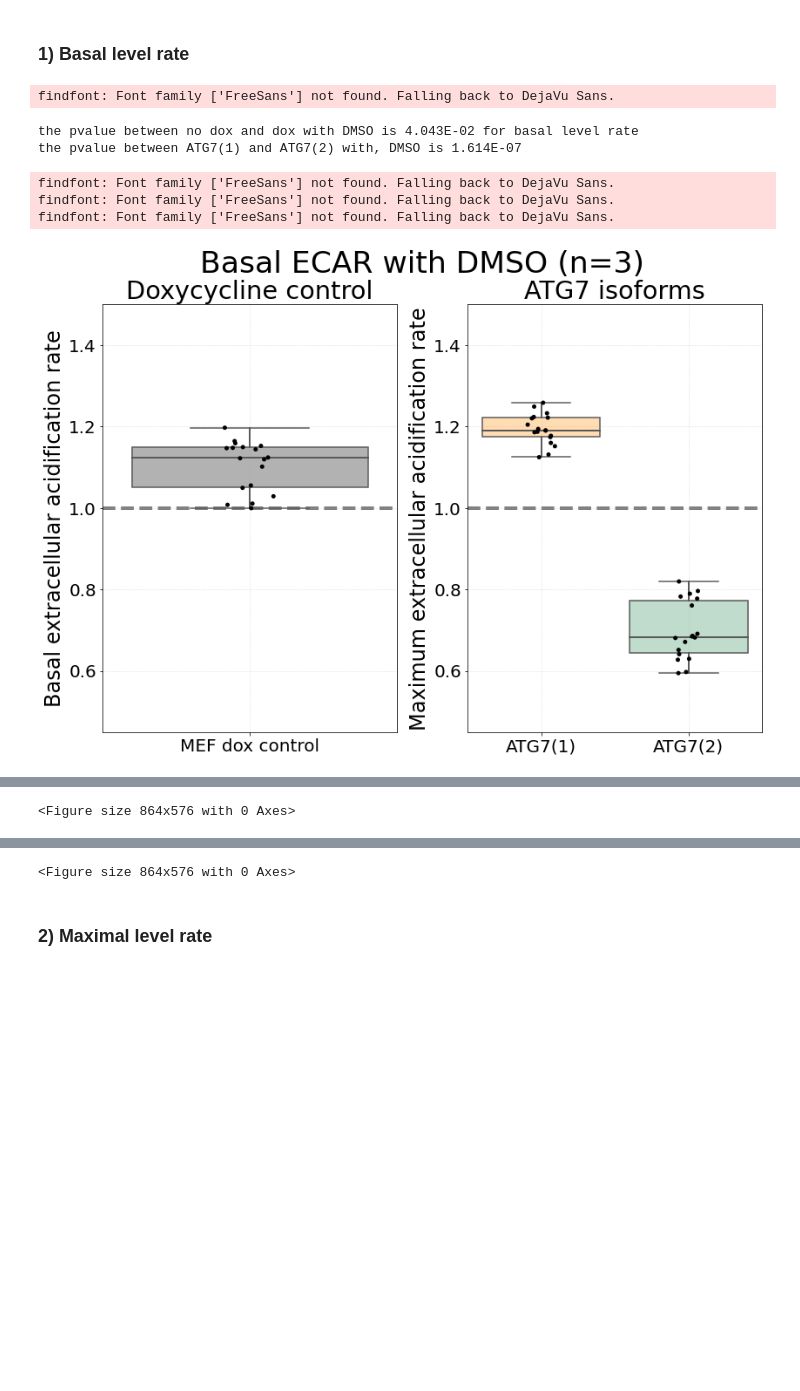
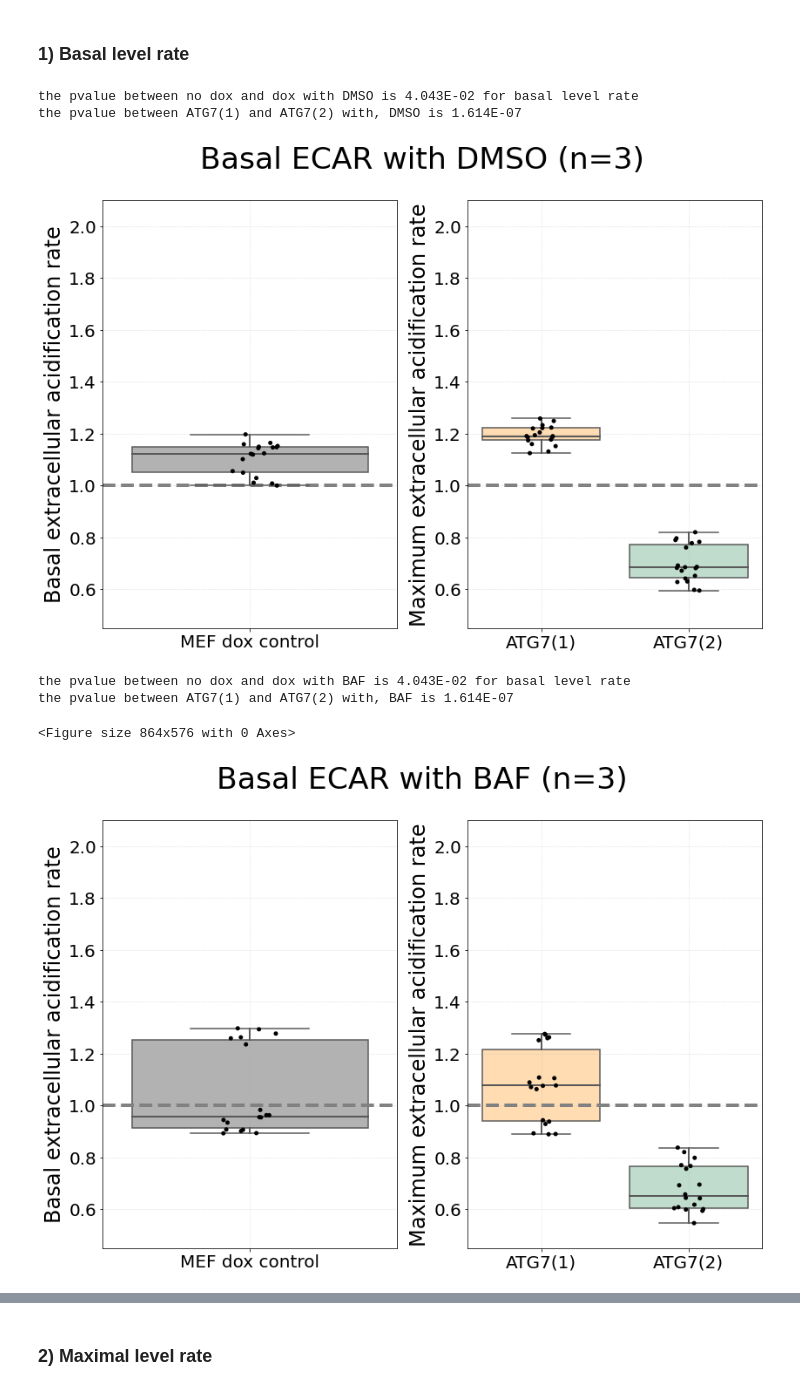
Before and after one commit to Keviosta/Article_short_isoform_ATG7_private, a Jupyter notebook: ATG7/atg7_mef/atg7_mef_seahorse/mef_seahorse_recap.ipynb, the cells around one changed output, grey strips where cells are left out. Saved outputs shown, nothing was run; the diff lists cells and outputs as text; code cells hidden in the pictures; blank space fills up the shorter version.

```diff
--- a/ATG7/atg7_mef/atg7_mef_seahorse/mef_seahorse_recap.ipynb
+++ b/ATG7/atg7_mef/atg7_mef_seahorse/mef_seahorse_recap.ipynb
@@ -104,7 +104,7 @@ for i in range(len(dfs)):
     fig = seaborn.boxplot(ax=ax[0], palette = 'Set2', data = df.iloc[:,0:1], medianprops={'lw':2},
                           whiskerprops={'lw':2}, showcaps=True, showfliers=False)
     fig = seaborn.stripplot(ax=ax[0], data = df.iloc[:,0:1], color = 'k')
-    fig.set_title("Doxycycline control")
+
     fig.set_xlabel('')
     fig.set_ylabel('Basal extracellular acidification rate')
 
@@ -119,43 +119,42 @@ for i in range(len(dfs)):
 
     fig.axhline(y=1, ls='--', lw=4, color='tab:grey', zorder=1)
     fig.grid(alpha = 0.5, ls = ":")
-    fig.set_ylim(0.45,1.5)
+    fig.set_ylim(0.45,2.1)
 
 
     #graph for ATG7(1) vs ATG7(2)
     fig = seaborn.boxplot(ax=ax[1], palette = 'Set2', data = df.iloc[:,1:], medianprops={'lw':2},
                           whiskerprops={'lw':2}, showcaps=True, showfliers=False)
     fig = seaborn.stripplot(ax=ax[1], data = df.iloc[:,1:], color = 'k')
-    fig.set_title("ATG7 isoforms")
     fig.set_xlabel('')
     fig.set_ylabel('Maximum extracellular acidification rate')
 
     # Select which box you want to change
     box_iso1 = fig.artists[0]
     box_iso1.set_facecolor('darkorange')
     box_iso2 = fig.artists[1]
     box_iso2.set_facecolor('seagreen')
 
     # adding transparency to colors
     for patch in fig.artists:
          r, g, b, a = patch.get_facecolor()
          patch.set_facecolor((r, g, b, .3))
 
     fig.axhline(y=1, ls='--', lw=4, color='tab:grey', zorder=1)
     fig.grid(alpha = 0.5, ls = ":")
-    fig.set_ylim(0.45,1.5)
+    fig.set_ylim(0.45,2.1)
 
     # save
     path2 = 'seahorse_ECAR/'
     text_file = 'graph_all_ecar_basal_'+info
     plt.savefig(path+path2+text_file+'.svg')
     plt.show()
     plt.clf()
 # %% [output]
-findfont: Font family ['FreeSans'] not found. Falling back to DejaVu Sans.
+the pvalue between no dox and dox with DMSO is 4.043E-02 for basal level rate
+the pvalue between ATG7(1) and ATG7(2) with, DMSO is 1.614E-07
+[figure, new version]
-the pvalue between no dox and dox with DMSO is 4.043E-02 for basal level rate
-the pvalue between ATG7(1) and ATG7(2) with, DMSO is 1.614E-07
+the pvalue between no dox and dox with BAF is 4.043E-02 for basal level rate
+the pvalue between ATG7(1) and ATG7(2) with, BAF is 1.614E-07
-findfont: Font family ['FreeSans'] not found. Falling back to DejaVu Sans.
-findfont: Font family ['FreeSans'] not found. Falling back to DejaVu Sans.
-findfont: Font family ['FreeSans'] not found. Falling back to DejaVu Sans.
+<Figure size 864x576 with 0 Axes>
-[figure, old version]
+[figure, new version]
@@ -164 +161,0 @@ the pvalue between ATG7(1) and ATG7(2) with, BAF is 1.614E-07
-<Figure size 864x576 with 0 Axes>
@@ -166,4 +162,3 @@ the pvalue between ATG7(1) and ATG7(2) with, BAF is 1.614E-07
-<Figure size 864x576 with 0 Axes>
 # %% [markdown]
 ### 2) Maximal level rate
 # %%
```
Also changed, not shown: parts of 7 cells of this notebook.
